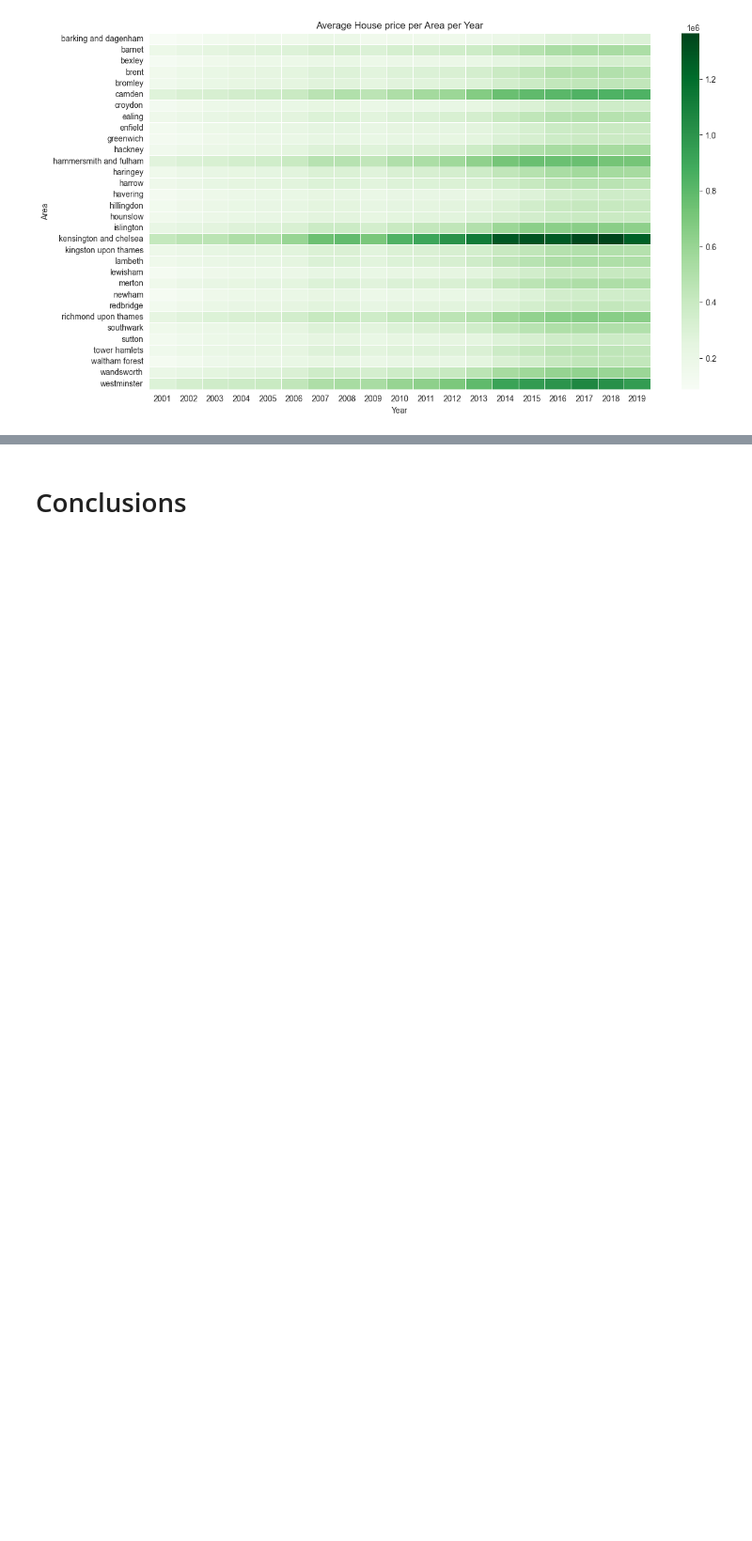
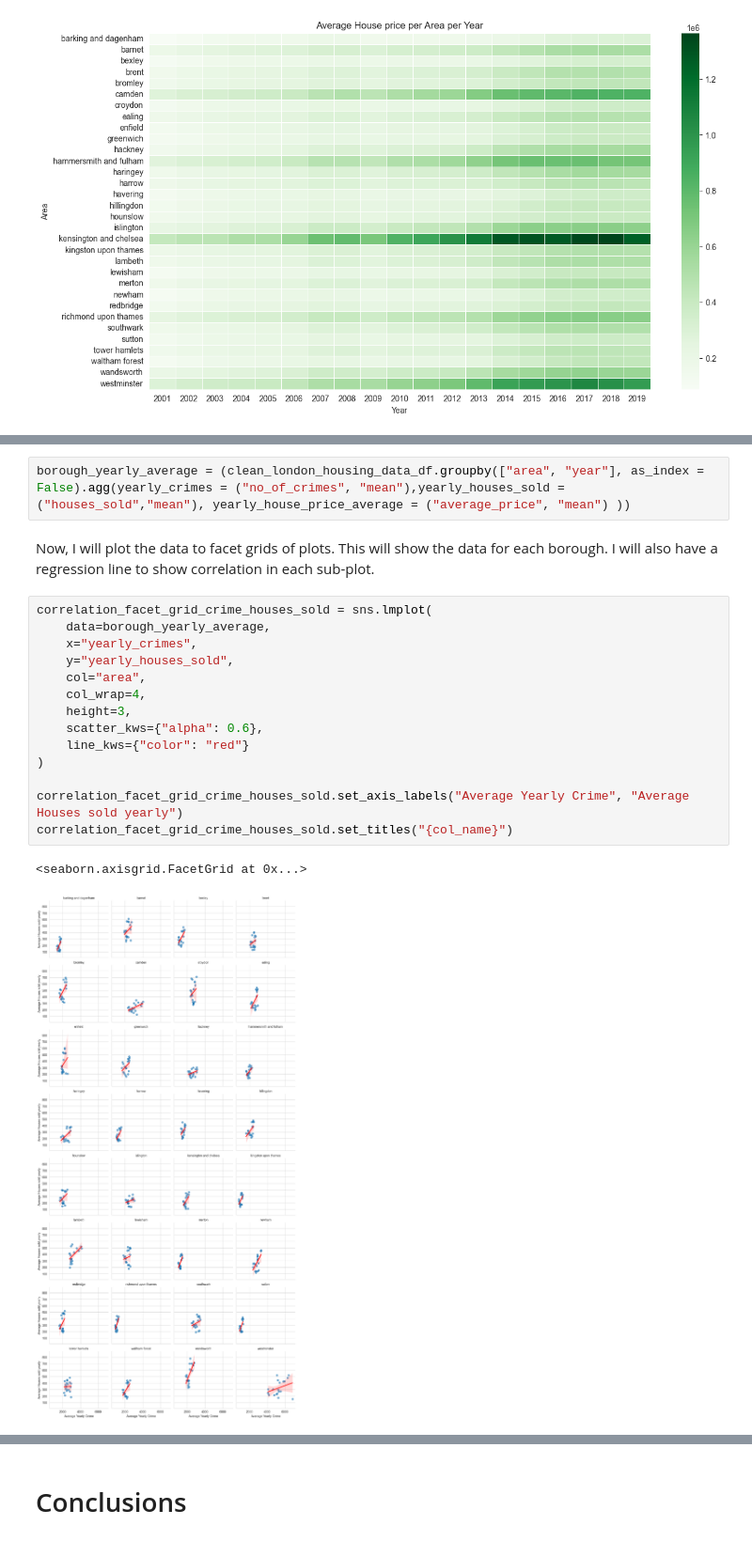
Before and after one commit to naqashb7/london_housing_analysis_project, a Jupyter notebook: jupyter_notebooks/Visualisations.ipynb, the cells around one changed output, grey strips where cells are left out. Shown at 94% size. Saved outputs shown, nothing was run; the diff lists cells and outputs as text; blank space fills up the shorter version.

```diff
--- a/jupyter_notebooks/Visualisations.ipynb
+++ b/jupyter_notebooks/Visualisations.ipynb
@@ -187,0 +228,21 @@ plt.show()
+# %%
+borough_yearly_average = (clean_london_housing_data_df.groupby(["area", "year"], as_index = False).agg(yearly_crimes = ("no_of_crimes", "mean"),yearly_houses_sold =("houses_sold","mean"), yearly_house_price_average = ("average_price", "mean") ))
+# %% [markdown]
+Now,  I will plot the data to facet grids of plots. This will show the data for each borough. I will also have a regression line to show correlation in each sub-plot.
+# %%
+correlation_facet_grid_crime_houses_sold = sns.lmplot(
+    data=borough_yearly_average,
+    x="yearly_crimes",
+    y="yearly_houses_sold",
+    col="area",
+    col_wrap=4,
+    height=3,
+    scatter_kws={"alpha": 0.6},
+    line_kws={"color": "red"}
+)
+
+correlation_facet_grid_crime_houses_sold.set_axis_labels("Average Yearly Crime", "Average Houses sold yearly")
+correlation_facet_grid_crime_houses_sold.set_titles("{col_name}")
+# %% [output]
+<seaborn.axisgrid.FacetGrid at 0x...>
+[figure, added]
```
Also changed, not shown: parts of 24 cells of this notebook, 3 other files.
